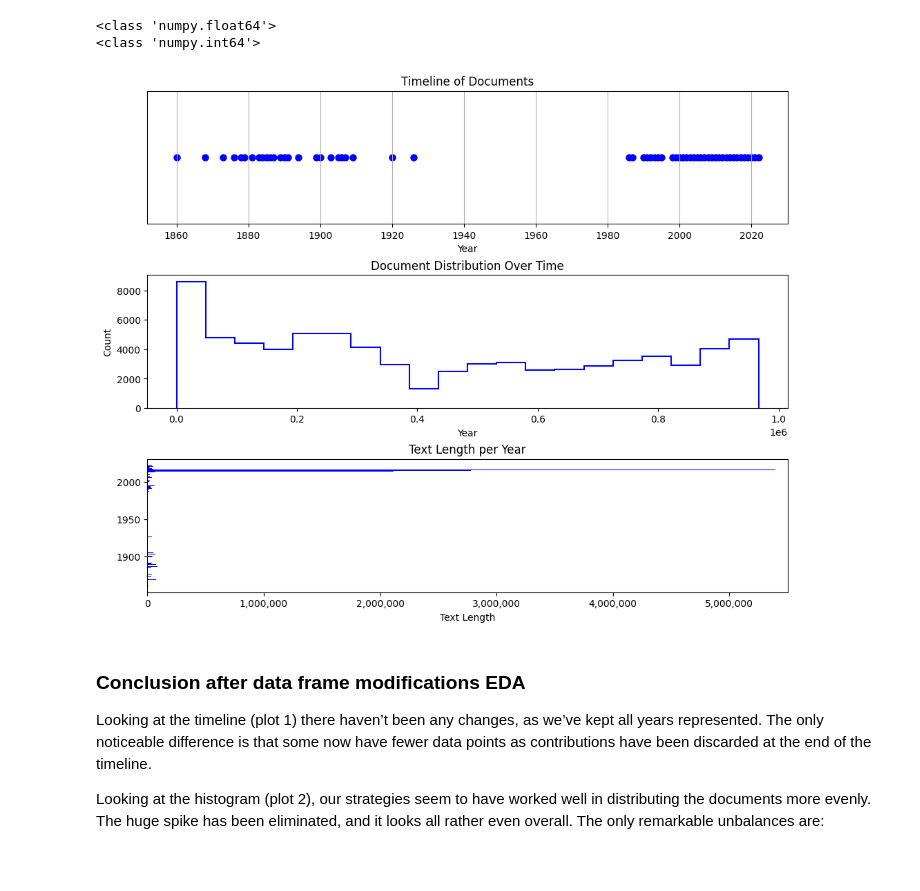
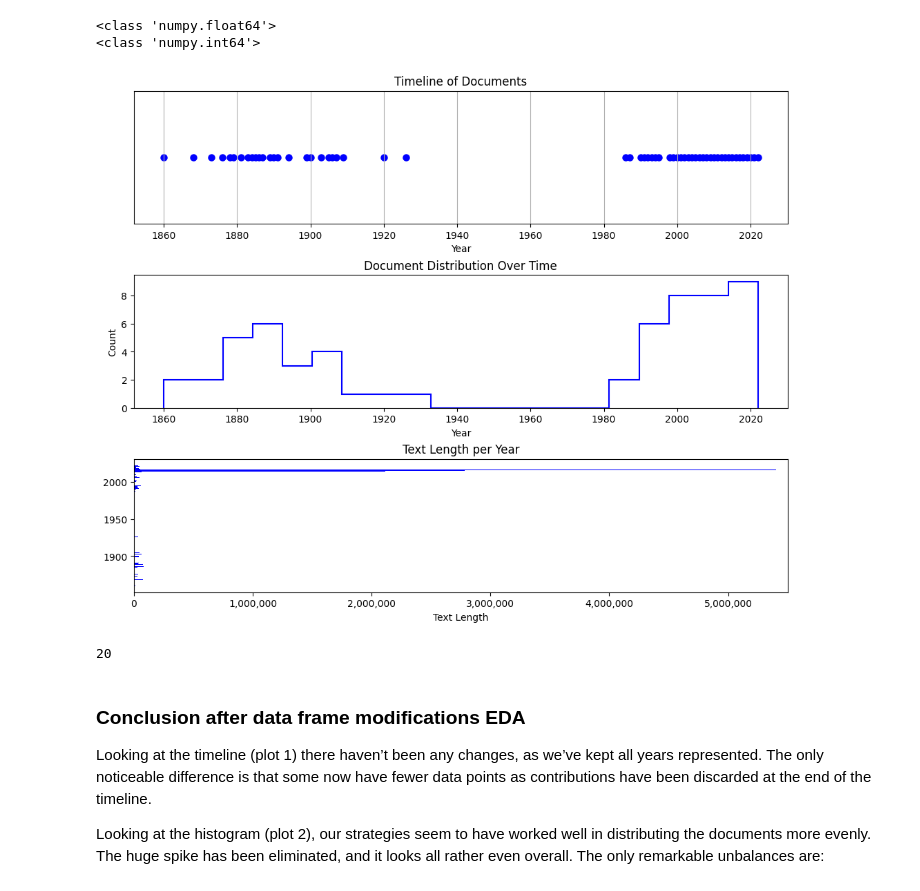
Before and after one commit to Data-Science-for-Linguists-2025/Linguistic-Markers-Catalan-Substitution, a Jupyter notebook: Data-Parsing-Exploratory-Analysis-2.ipynb, the cells around one changed output. Saved outputs shown, nothing was run; the diff lists cells and outputs as text; code cells hidden in the pictures.

Commit message:
final Data Notebook

```diff
--- a/Data-Parsing-Exploratory-Analysis-2.ipynb
+++ b/Data-Parsing-Exploratory-Analysis-2.ipynb
@@ -738,7 +740,7 @@ radioteca_lines_after2020_df.to_pickle("radioteca2010.pkl")
 # at the moment we will unpickle the dataframe and work from there
 # %%
 # loading the pickled dataframe
-radioteca_df = pd.read_pickle("radioteca2010.pkl")
+radioteca_df = pd.read_pickle("data/radioteca2010.pkl")
 # %%
 print(radioteca_df.shape)
 # %% [output]
@@ -1287,35 +1290,46 @@ fig, ax = plt.subplot_mosaic([["B", "B"],  # Timeline
                               ["D", "D"]],  # Text count & corpus length
                              figsize=(10, 8),
                              constrained_layout=True)
 
+# Convert index to datetime (if not already)
+#modif_complete_data.index = pd.to_datetime(modif_complete_data.index)
+
+# Extract just the year of each document
+#doc_years = modif_complete_data.index.year.count
+
 # (A) Histogram of Document Distribution Over Time
-ax["A"].hist(modif_complete_data.index, bins=min(20, len(years)), histtype="step", color="blue", lw=1.5)
+ax["A"].hist(years, bins=min(20, len(years)), histtype="step", color="blue", lw=1.5)
+ax["A"].ticklabel_format(style='plain', axis='y')
 ax["A"].set_title("Document Distribution Over Time")
 ax["A"].set_xlabel("Year")
 ax["A"].set_ylabel("Count")
 
 # (B) Timeline (Scatter Plot)
 ax["B"].scatter(list(years), y_values, color="blue", marker="o", lw=1.5)
 ax["B"].set_title("Timeline of Documents")
 ax["B"].set_xlabel("Year")
 ax["B"].set_yticks([])  # Remove y-axis labels since they are not meaningful
 ax["B"].grid(axis="x")
 
 # (D) Text length per year in character counts
 ax["D"].barh(list(years), year_count, color="blue")
 ax["D"].set_title("Text Length per Year")
 ax["D"].set_xlabel("Text Length")
 
 # Fix Tick Labels (Without `ticker`)
 x_ticks = ax["D"].get_xticks()
 ax["D"].set_xticks(x_ticks)
 ax["D"].set_xticklabels([f"{int(x):,}" for x in x_ticks])
 ax["D"].set_xlim(0, 5_500_000)
 
 # displaying the plots' mosaic
 plt.show()
 # %% [output]
-[figure, old version]
+[figure, new version]
+# %%
+min(20, len(years))
+# %% [output]
+20
 # %% [markdown]
 ### Conclusion after data frame modifications EDA
 
```
Also changed, not shown: parts of 6 cells of this notebook.
